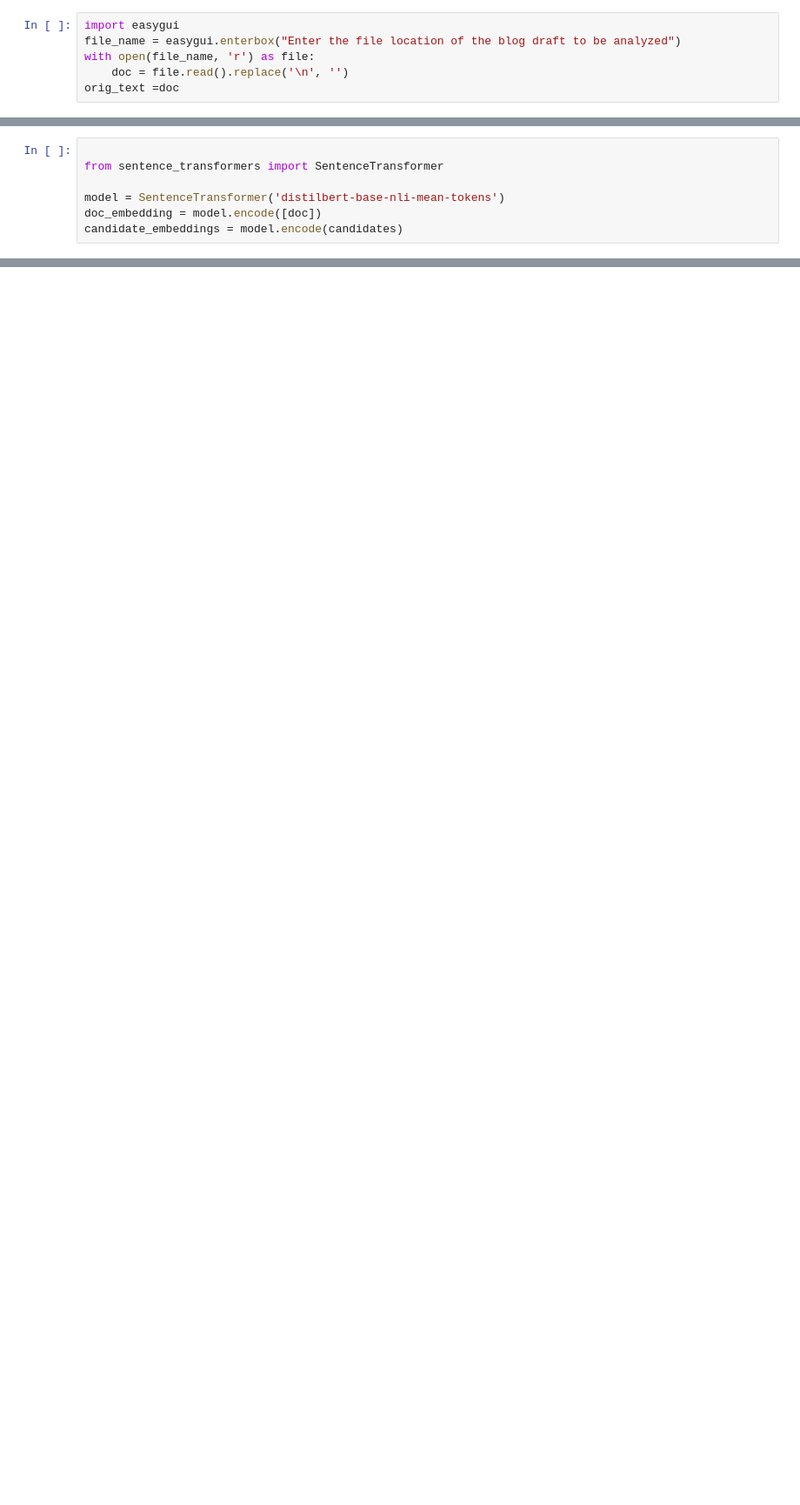
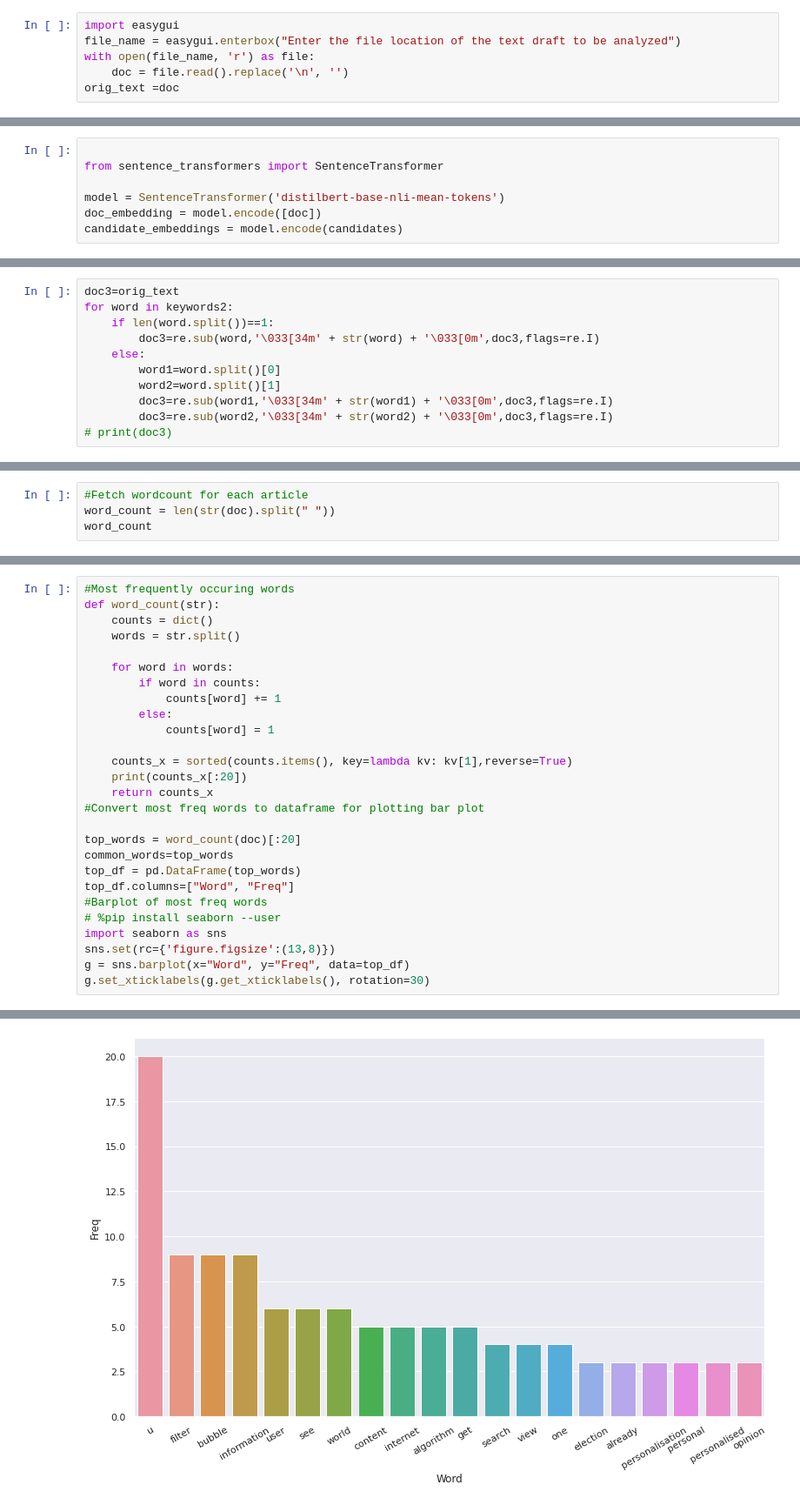
Before and after one commit to manikamittal2898/NLP_assignments, a Jupyter notebook: keybert.ipynb, the cells around one changed output, grey strips where cells are left out. Shown at 87% size. Drawn from its saved outputs; the diff is of its cells as text; blank space fills up the shorter version.

```diff
--- a/keybert.ipynb
+++ b/keybert.ipynb
@@ -1,6 +3,6 @@
 # %%
 import easygui
-file_name = easygui.enterbox("Enter the file location of the blog draft to be analyzed")
+file_name = easygui.enterbox("Enter the file location of the text draft to be analyzed")
 with open(file_name, 'r') as file:
     doc = file.read().replace('\n', '')
 orig_text =doc
@@ -242,0 +221,11 @@ supervised learning is the machine learning task of learning a function that map
+# %%
+doc3=orig_text
+for word in keywords2:
+    if len(word.split())==1:
+        doc3=re.sub(word,'\033[34m' + str(word) + '\033[0m',doc3,flags=re.I)
+    else:
+        word1=word.split()[0]
+        word2=word.split()[1]
+        doc3=re.sub(word1,'\033[34m' + str(word1) + '\033[0m',doc3,flags=re.I)
+        doc3=re.sub(word2,'\033[34m' + str(word2) + '\033[0m',doc3,flags=re.I)
+# print(doc3)
@@ -242,0 +276,4 @@ supervised learning is the machine learning task of learning a function that map
+# %%
+#Fetch wordcount for each article
+word_count = len(str(doc).split(" "))
+word_count
@@ -242,0 +307,28 @@ supervised learning is the machine learning task of learning a function that map
+# %%
+#Most frequently occuring words
+def word_count(str):
+    counts = dict()
+    words = str.split()
+
+    for word in words:
+        if word in counts:
+            counts[word] += 1
+        else:
+            counts[word] = 1
+
+    counts_x = sorted(counts.items(), key=lambda kv: kv[1],reverse=True)
+    print(counts_x[:20])
+    return counts_x
+#Convert most freq words to dataframe for plotting bar plot
+
+top_words = word_count(doc)[:20]
+common_words=top_words
+top_df = pd.DataFrame(top_words)
+top_df.columns=["Word", "Freq"]
+#Barplot of most freq words
+# %pip install seaborn --user
+import seaborn as sns
+sns.set(rc={'figure.figsize':(13,8)})
+g = sns.barplot(x="Word", y="Freq", data=top_df)
+g.set_xticklabels(g.get_xticklabels(), rotation=30)
+# %% [output]
@@ -242,0 +356 @@ supervised learning is the machine learning task of learning a function that map
+[figure, added]
```
Also changed, not shown: parts of 105 cells of this notebook, 2 other files.
